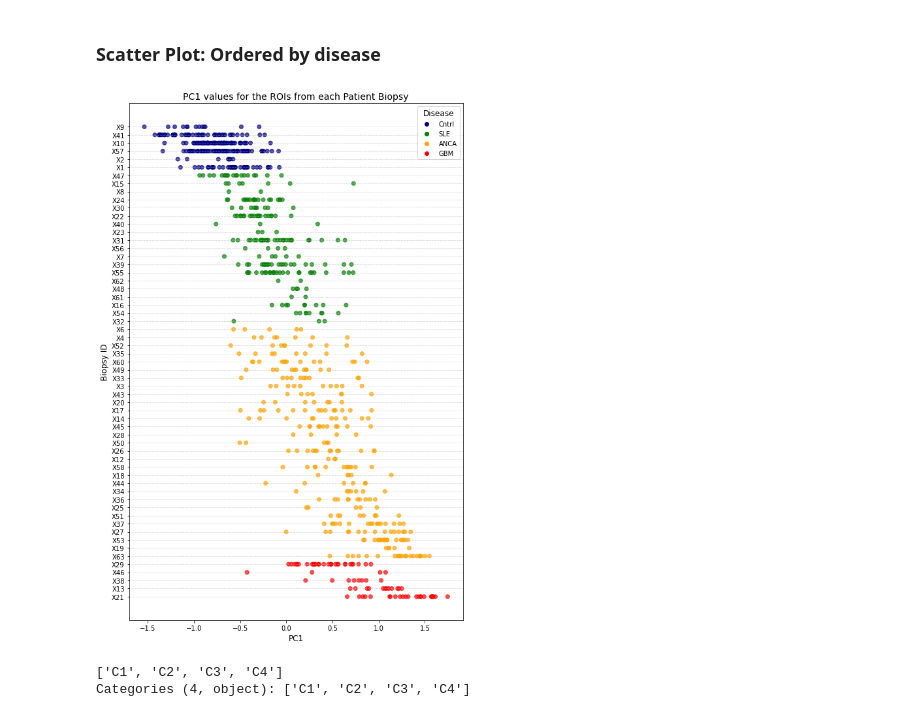
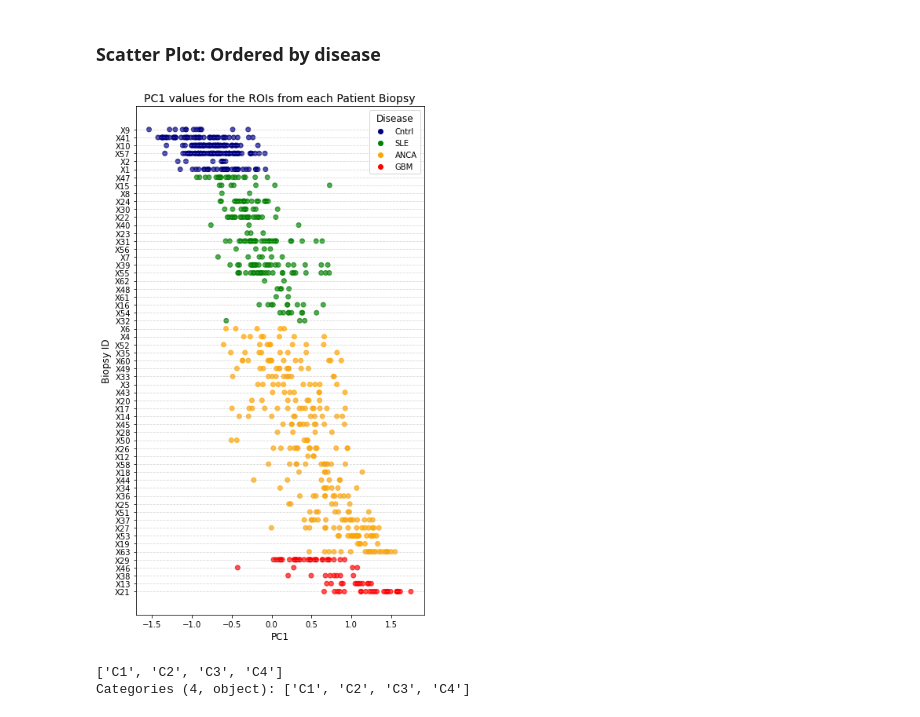
Before and after one commit to Zeba-Sultana/xenium-cgn, a Jupyter notebook: notebooks/13_Clinical_Correlation_Clusters/01_PseudotimeScatter.ipynb, the cells around one changed output. Cells and saved outputs as stored; diff of their text form; code cells hidden in the pictures.

```diff
--- a/notebooks/13_Clinical_Correlation_Clusters/01_PseudotimeScatter.ipynb
+++ b/notebooks/13_Clinical_Correlation_Clusters/01_PseudotimeScatter.ipynb
@@ -218,7 +221,7 @@ biopsy_y_positions = {biopsy: i for i, biopsy in enumerate(sorted_biopsies)}
 df_pt['y_pos'] = df_pt['Biopsy_ID'].map(biopsy_y_positions)
 
 # Scatter plot
-plt.figure(figsize=(8, 12))
+plt.figure(figsize=(6, 10))
 plt.scatter(df_pt['PC1'], df_pt['y_pos'], c=df_pt['Color'], alpha=0.7)
 
 # Set y-ticks to display sorted Biopsy_ID labels
@@ -236,34 +239,34 @@ plt.grid(axis='y', linestyle='--', alpha=0.5)  # Only show horizontal grid lines
 handles = [plt.Line2D([0], [0], marker='o', color=color, linestyle='', label=disease)
            for disease, color in color_map.items()]
 plt.legend(handles=handles, title='Disease', fontsize=10, title_fontsize=12)
 
 # Define the quadrant boundaries and labels
 #These are the quadrant cutoffs now: [0.0, 0.29085383, 0.46684304, 0.7301055, 1.0]
 #Before: [0.0, 0.35824525, 0.552939, 0.7679471, 1.0]
 #quadrant_boundaries = [0.29, 0.46, 0.73]
 #quadrant_labels = ['Q1 = 0.29', 'Q2 = 0.46', 'Q3 = 0.73']
 
 # Add vertical lines and in-plot labels
 #for x, label in zip(quadrant_boundaries, quadrant_labels):
 #    plt.axvline(x=x, color='gray', linestyle='--', linewidth=1)
 #    plt.text(x+0.005, -2.25, label, ha='left', va='bottom', fontsize=9, color='gray', rotation=90)
 
 
 # Show plot
 plt.tight_layout()
 
 
 save_path_base = os.path.join(out_dir, 'PC1_Scatter_perPatient_DiseaseColors')
 
 # Save as PNG
 plt.savefig(f"{save_path_base}.png", format='png', dpi=300, bbox_inches='tight', transparent=False, facecolor='white')
 # Save as PDF
 plt.savefig(f"{save_path_base}.pdf", format='pdf', dpi=300, bbox_inches='tight', transparent=False, facecolor='white')
 
 
 plt.show()
 # %% [output]
-[figure, old version]
+[figure, new version]
 # %%
 df_pt.KMeans_cluster.unique()
 # %% [output]
```
Also changed, not shown: parts of 5 cells of this notebook, 6 other files.
